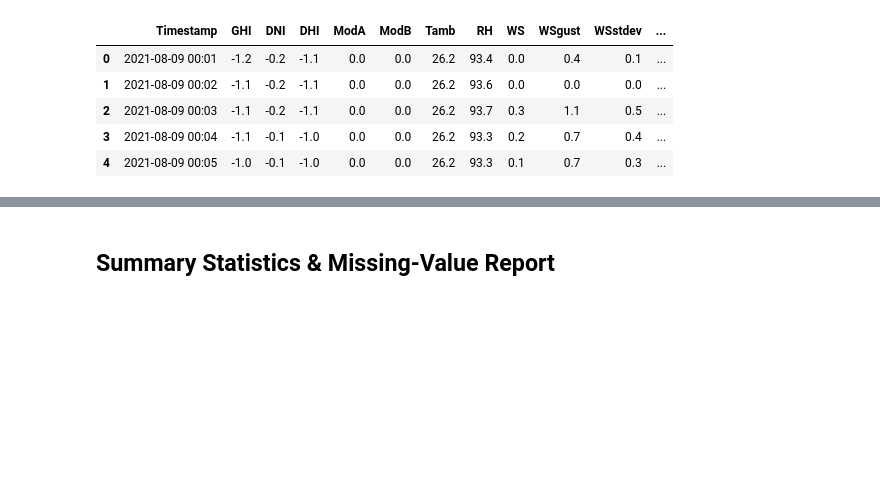
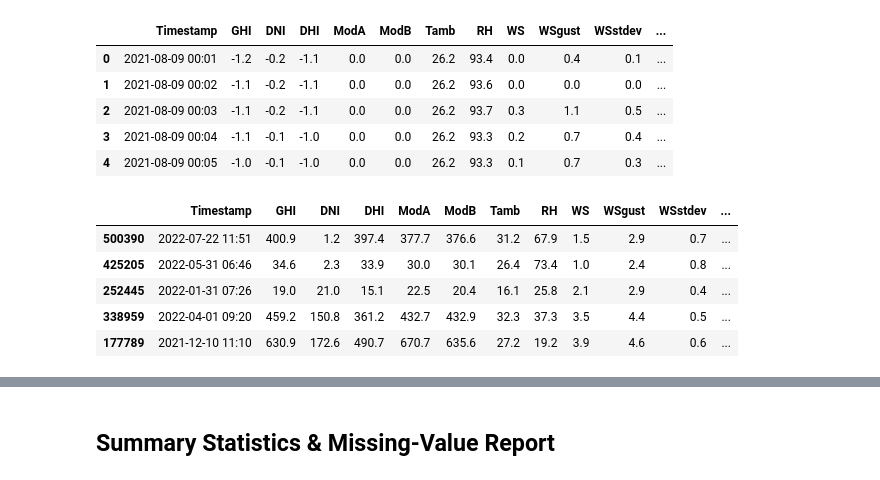
Before and after one commit to dawit-hopes/solar-challenge-week1, a Jupyter notebook: notebooks/eda-benin-malanville.ipynb, the cells around one changed output, grey strips where cells are left out. Cells and saved outputs as stored; diff of their text form; code cells hidden in the pictures; blank space fills up the shorter version.

```diff
--- a/notebooks/eda-benin-malanville.ipynb
+++ b/notebooks/eda-benin-malanville.ipynb
@@ -11,3 +37,12 @@ df.head()
 | 2 | 2021-08-09 00:03 | -1.1 | -0.2 | -1.1 | 0.0 | 0.0 | 26.2 | 93.7 | 0.3 | 1.1 | 0.5 | ... |
 | 3 | 2021-08-09 00:04 | -1.1 | -0.1 | -1.0 | 0.0 | 0.0 | 26.2 | 93.3 | 0.2 | 0.7 | 0.4 | ... |
 | 4 | 2021-08-09 00:05 | -1.0 | -0.1 | -1.0 | 0.0 | 0.0 | 26.2 | 93.3 | 0.1 | 0.7 | 0.3 | ... |
+# %%
+df.sample(5)
+# %% [output]
+|  | Timestamp | GHI | DNI | DHI | ModA | ModB | Tamb | RH | WS | WSgust | WSstdev | ... |
+| 500390 | 2022-07-22 11:51 | 400.9 | 1.2 | 397.4 | 377.7 | 376.6 | 31.2 | 67.9 | 1.5 | 2.9 | 0.7 | ... |
+| 425205 | 2022-05-31 06:46 | 34.6 | 2.3 | 33.9 | 30.0 | 30.1 | 26.4 | 73.4 | 1.0 | 2.4 | 0.8 | ... |
+| 252445 | 2022-01-31 07:26 | 19.0 | 21.0 | 15.1 | 22.5 | 20.4 | 16.1 | 25.8 | 2.1 | 2.9 | 0.4 | ... |
+| 338959 | 2022-04-01 09:20 | 459.2 | 150.8 | 361.2 | 432.7 | 432.9 | 32.3 | 37.3 | 3.5 | 4.4 | 0.5 | ... |
+| 177789 | 2021-12-10 11:10 | 630.9 | 172.6 | 490.7 | 670.7 | 635.6 | 27.2 | 19.2 | 3.9 | 4.6 | 0.6 | ... |
```
Also changed, not shown: parts of 20 cells of this notebook.
